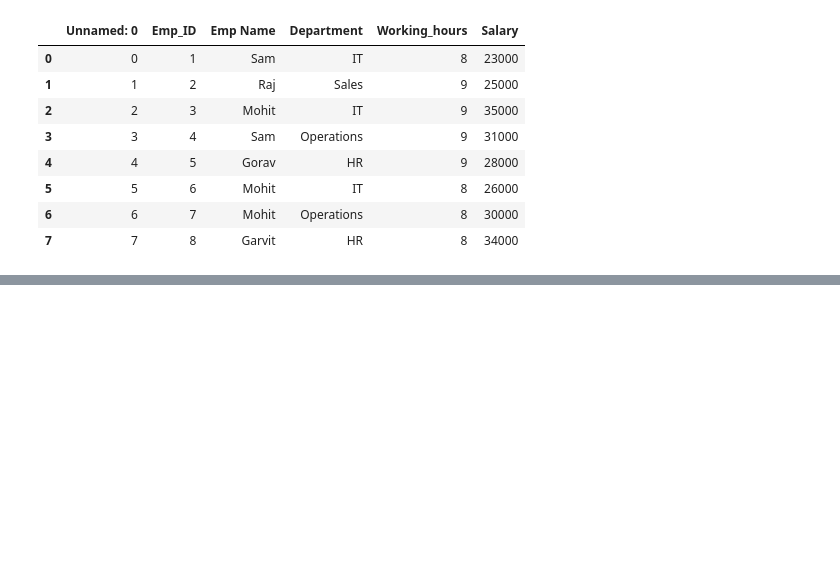
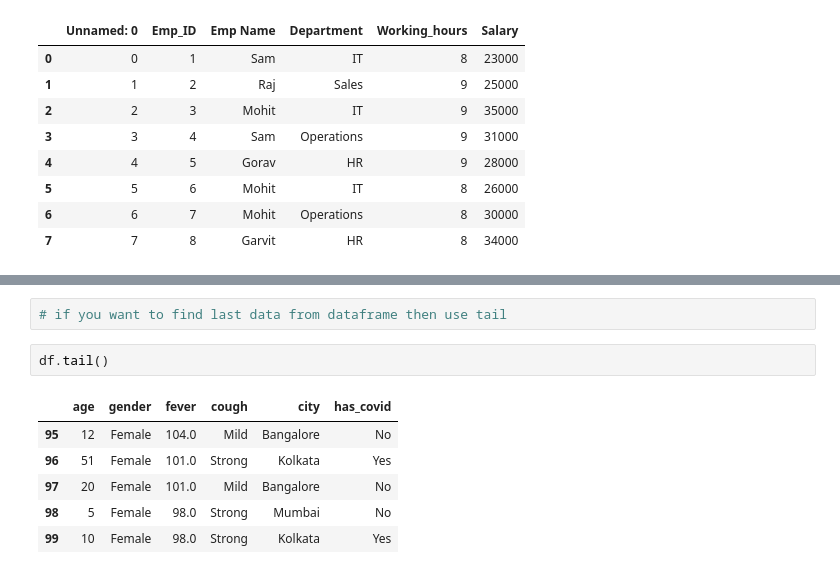
Before and after one commit to Gursewak-S/Advance-Python, a Jupyter notebook: Pandas.ipynb, the cells around one changed output, grey strips where cells are left out. Saved outputs shown, nothing was run; the diff lists cells and outputs as text; blank space fills up the shorter version.

```diff
--- a/Pandas.ipynb
+++ b/Pandas.ipynb
@@ -111,0 +174,11 @@ a
+# %%
+# if you want to find last data from dataframe then use tail
+# %%
+df.tail()
+# %% [output]
+|  | age | gender | fever | cough | city | has_covid |
+| 95 | 12 | Female | 104.0 | Mild | Bangalore | No |
+| 96 | 51 | Female | 101.0 | Strong | Kolkata | Yes |
+| 97 | 20 | Female | 101.0 | Mild | Bangalore | No |
+| 98 | 5 | Female | 98.0 | Strong | Mumbai | No |
+| 99 | 10 | Female | 98.0 | Strong | Kolkata | Yes |
```
Also changed, not shown: parts of 30 cells of this notebook.
